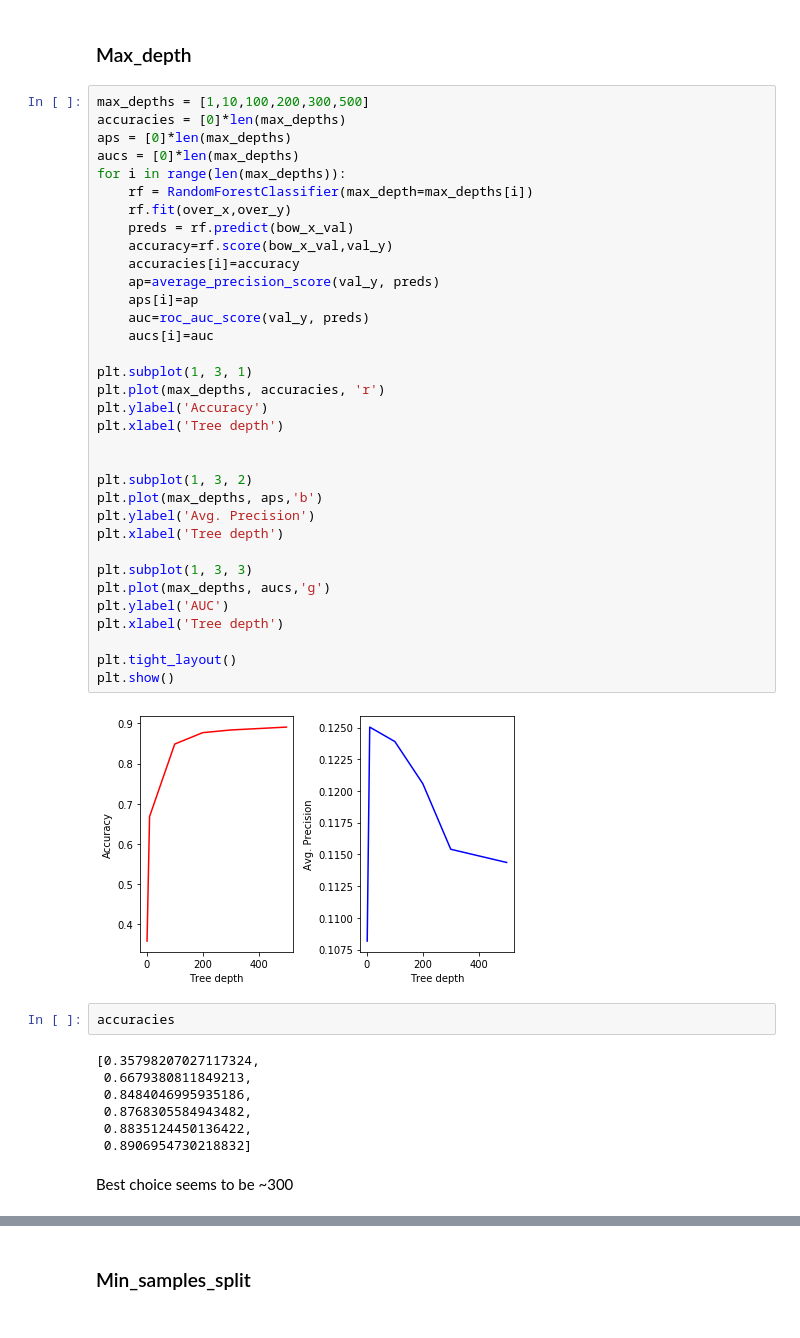
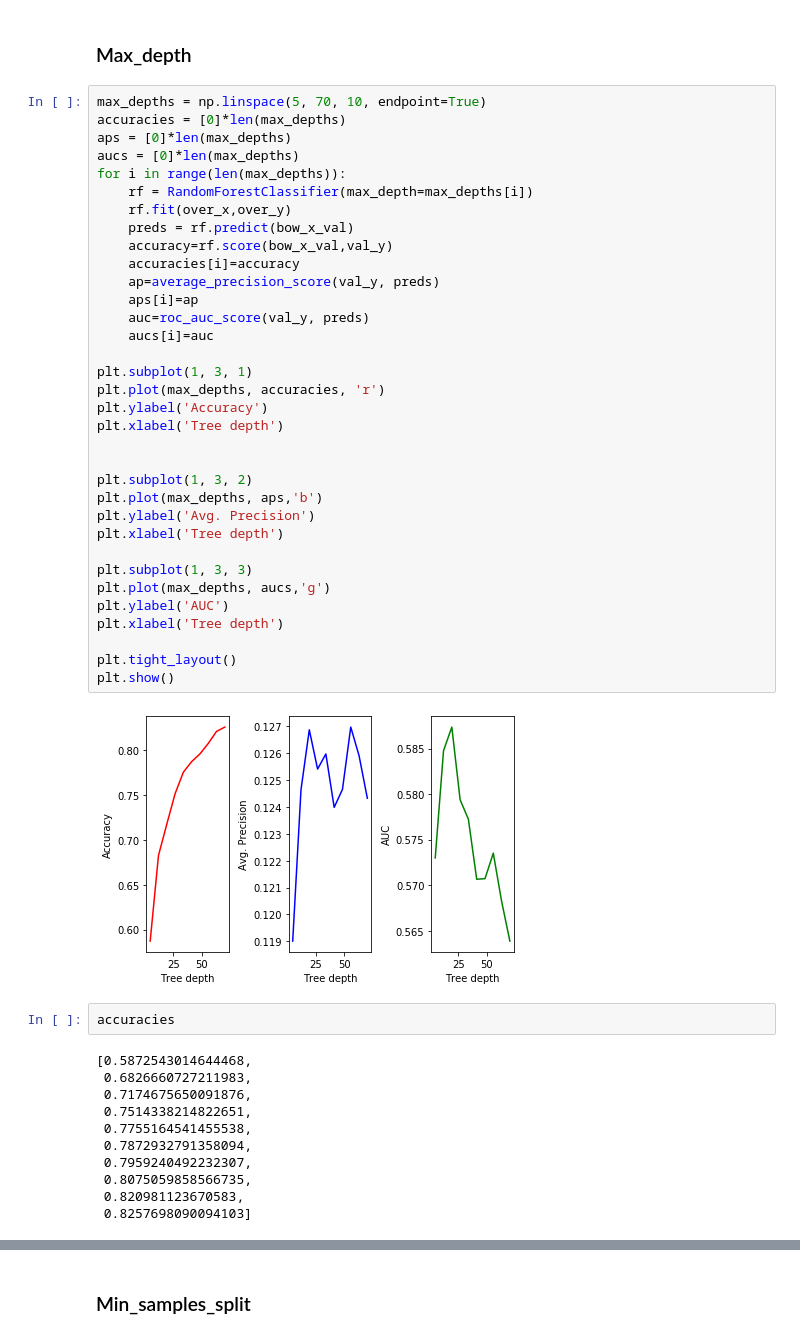
Before and after one commit to ameliachu/fake-review-detection-project, a Jupyter notebook: notebooks/gh1408/1003GH_RandomForest.ipynb, the cells around one changed output, grey strips where cells are left out. Drawn from its saved outputs; the diff is of its cells as text.

```diff
--- a/notebooks/gh1408/1003GH_RandomForest.ipynb
+++ b/notebooks/gh1408/1003GH_RandomForest.ipynb
@@ -131,49 +131,51 @@ eval_bow_rf
 # %% [markdown]
 ### Max_depth
 # %%
-max_depths = [1,10,100,200,300,500]
+max_depths = np.linspace(5, 70, 10, endpoint=True)
 accuracies = [0]*len(max_depths)
 aps = [0]*len(max_depths)
 aucs = [0]*len(max_depths)
 for i in range(len(max_depths)):
     rf = RandomForestClassifier(max_depth=max_depths[i])
     rf.fit(over_x,over_y)
     preds = rf.predict(bow_x_val)
     accuracy=rf.score(bow_x_val,val_y)
     accuracies[i]=accuracy
     ap=average_precision_score(val_y, preds)
     aps[i]=ap
     auc=roc_auc_score(val_y, preds)
     aucs[i]=auc
 
 plt.subplot(1, 3, 1)
 plt.plot(max_depths, accuracies, 'r')
 plt.ylabel('Accuracy')
 plt.xlabel('Tree depth')
 
 
 plt.subplot(1, 3, 2)
 plt.plot(max_depths, aps,'b')
 plt.ylabel('Avg. Precision')
 plt.xlabel('Tree depth')
 
 plt.subplot(1, 3, 3)
 plt.plot(max_depths, aucs,'g')
 plt.ylabel('AUC')
 plt.xlabel('Tree depth')
 
 plt.tight_layout()
 plt.show()
 # %% [output]
-[figure, old version]
+[figure, new version]
 # %%
 accuracies
 # %% [output]
-[0.35798207027117324,
- 0.6679380811849213,
- 0.8484046995935186,
- 0.8768305584943482,
- 0.8835124450136422,
- 0.8906954730218832]
+[0.5872543014644468,
+ 0.6826660727211983,
+ 0.7174675650091876,
+ 0.7514338214822651,
+ 0.7755164541455538,
+ 0.7872932791358094,
+ 0.7959240492232307,
+ 0.8075059858566735,
+ 0.820981123670583,
+ 0.8257698090094103]
-# %% [markdown]
-Best choice seems to be ~300
```
Also changed, not shown: parts of 22 cells of this notebook.
